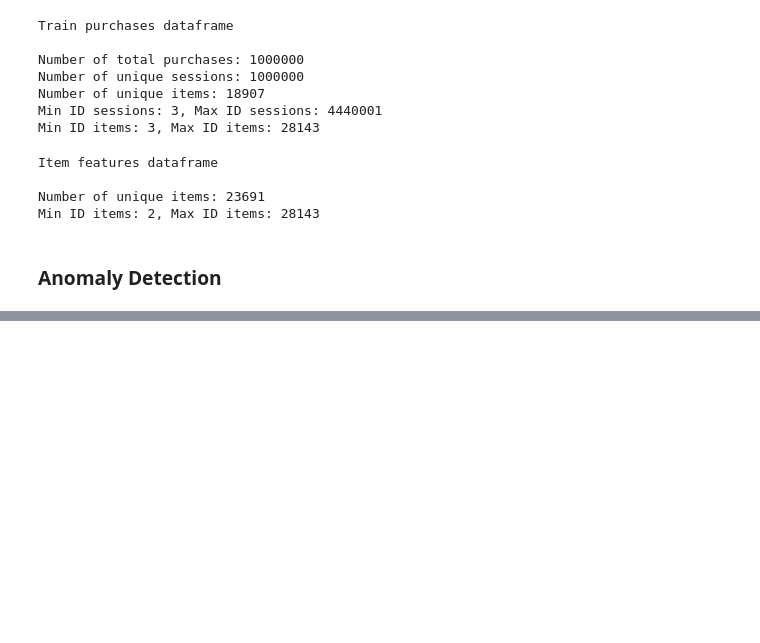
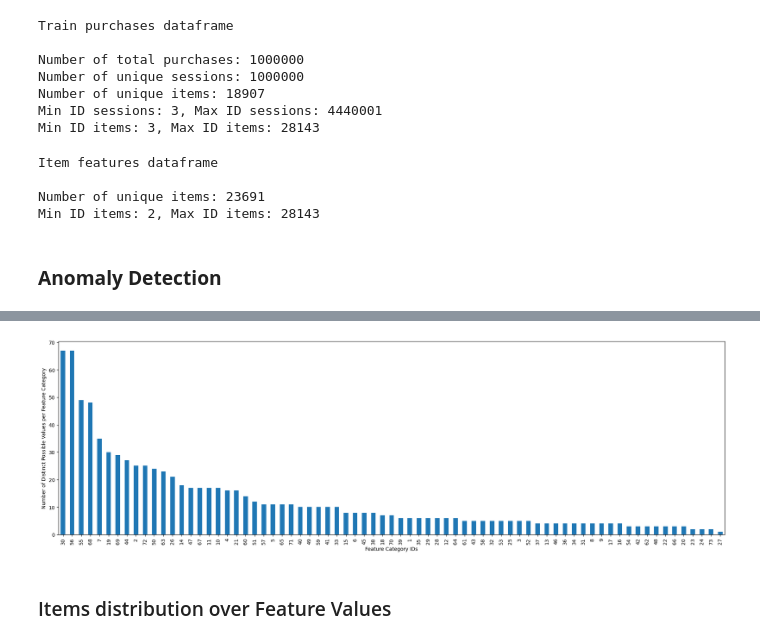
Before and after one commit to abdullahdotnet/Recommendation-System, a Jupyter notebook: RecommendationSystem.ipynb, the cells around one changed output, grey strips where cells are left out. Drawn from its saved outputs; the diff is of its cells as text; code cells hidden in the pictures; blank space fills up the shorter version.

```diff
--- a/RecommendationSystem.ipynb
+++ b/RecommendationSystem.ipynb
@@ -132,0 +154,14 @@ NameError: name 'item_features_df' is not defined
+# %%
+category_valuecount = item_features_df[['feature_category_id', 'feature_value_id']].drop_duplicates().groupby(['feature_category_id']).count()
+category_valuecount.rename(columns={"feature_value_id": "feature_value_count"}, inplace=True)
+# %%
+sorted_category_valuecount = category_valuecount['feature_value_count'].sort_values(ascending=False)
+
+sorted_category_valuecount.plot(kind='bar', figsize=(24,7))
+plt.xlabel('Feature Category IDs')
+plt.ylabel('Number of Distinct Possible Values per Feature Category')
+plt.show()
+# %% [output]
+[figure, added]
+# %% [markdown]
+### Items distribution over Feature Values
```
Also changed, not shown: parts of 20 cells of this notebook.
